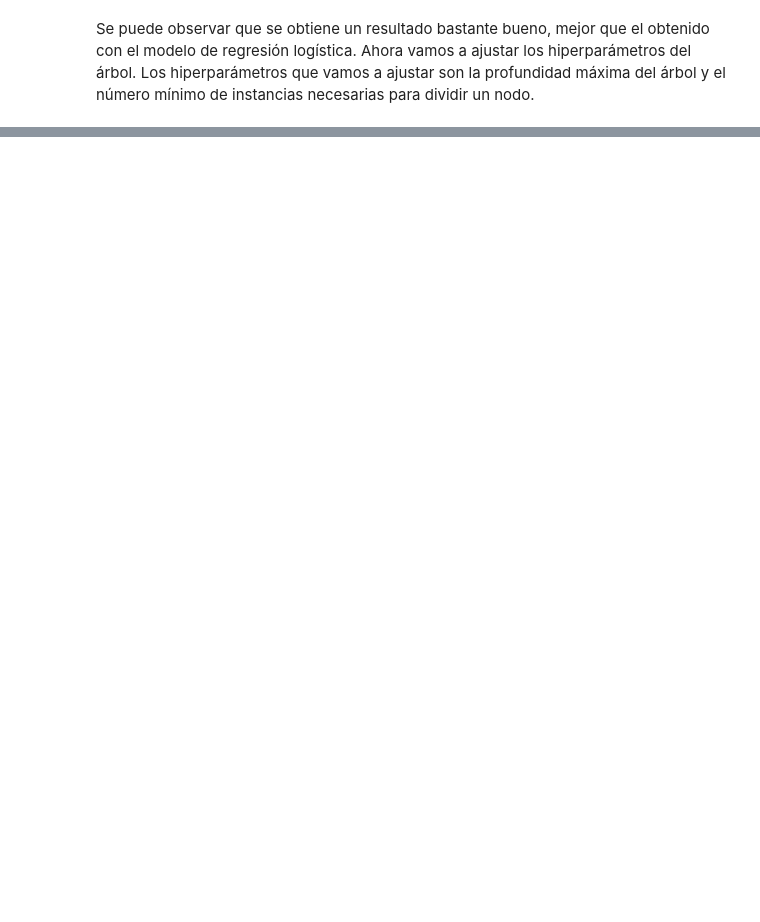
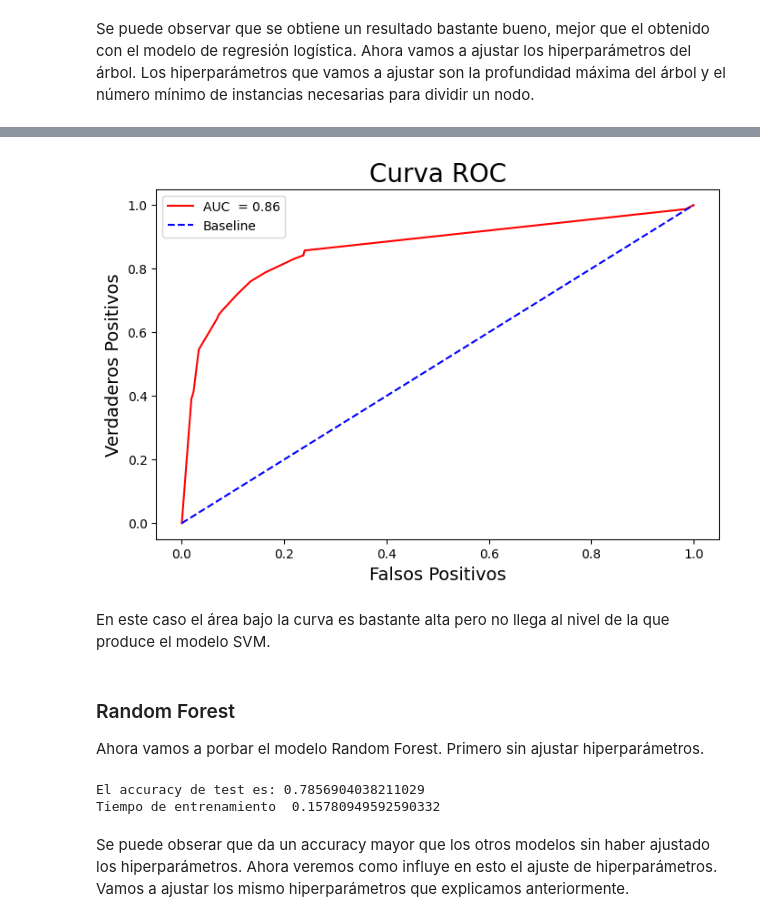
Before and after one commit to GLuis189/GRUPO13_Practica1, a Jupyter notebook: main.ipynb, the cells around one changed output, grey strips where cells are left out. Drawn from its saved outputs; the diff is of its cells as text; code cells hidden in the pictures; blank space fills up the shorter version.

```diff
--- a/main.ipynb
+++ b/main.ipynb
@@ -2121,0 +1895,54 @@ Mejores hiperparámetros  {'learning_rate': 0.2, 'max_depth': 1, 'n_estimators':
+# %%
+#Obtenemos las curva ROC y el área bajo la curva (AUC)
+
+probs = modelo_final_tree.predict_proba(X_test_c)[:, 1]
+
+auc = metrics.roc_auc_score(y_test_c, probs)
+fpr, tpr, thresholds = metrics.roc_curve(y_test_c, probs)
+
+plt.figure(figsize=(8, 5))
+plt.plot(fpr, tpr, label=f'AUC  = {auc:.2f}', color='red')
+plt.plot([0, 1], [0, 1], color='blue', linestyle='--', label='Baseline')
+plt.title('Curva ROC', size=20)
+plt.xlabel('Falsos Positivos', size=14)
+plt.ylabel('Verdaderos Positivos', size=14)
+plt.legend();
+# %% [output]
+[figure, added]
+# %% [markdown]
+En este caso el área bajo la curva es bastante alta pero no llega al nivel de la que produce el modelo SVM.
+# %% [markdown]
+### Random Forest
+Ahora vamos a porbar el modelo Random Forest. Primero sin ajustar hiperparámetros.
+# %%
+# Creación del modelo
+# ==============================================================================
+rf = RandomForestClassifier(
+            n_estimators = 10,
+            max_depth    = None,
+            max_features = 1.0,
+            oob_score    = False,
+            n_jobs       = -1,
+            random_state = 100472037,
+            class_weight='balanced'
+         )
+
+# Entrenamiento del modelo
+# ==============================================================================
+t1 = time.time()
+rf.fit(X_train_c, y_train_c)
+t2 = time.time()
+t_rf = t2 - t1
+
+y_test_pred = rf.predict(X_test_c)
+accuracy_rf = metrics.balanced_accuracy_score(y_test_c, y_test_pred)
+
+print("")
+print(f"El accuracy de test es: {accuracy_rf}")
+t_rf = t2 -t1
+print("Tiempo de entrenamiento ", t_rf)
+# %% [output]
+El accuracy de test es: 0.7856904038211029
+Tiempo de entrenamiento  0.15780949592590332
+# %% [markdown]
+Se puede obserar que da un accuracy mayor que los otros modelos sin haber ajustado los hiperparámetros. Ahora veremos como influye en esto el ajuste de hiperparámetros. Vamos a ajustar los mismo hiperparámetros que explicamos anteriormente.
```
Also changed, not shown: parts of 72 cells of this notebook.
